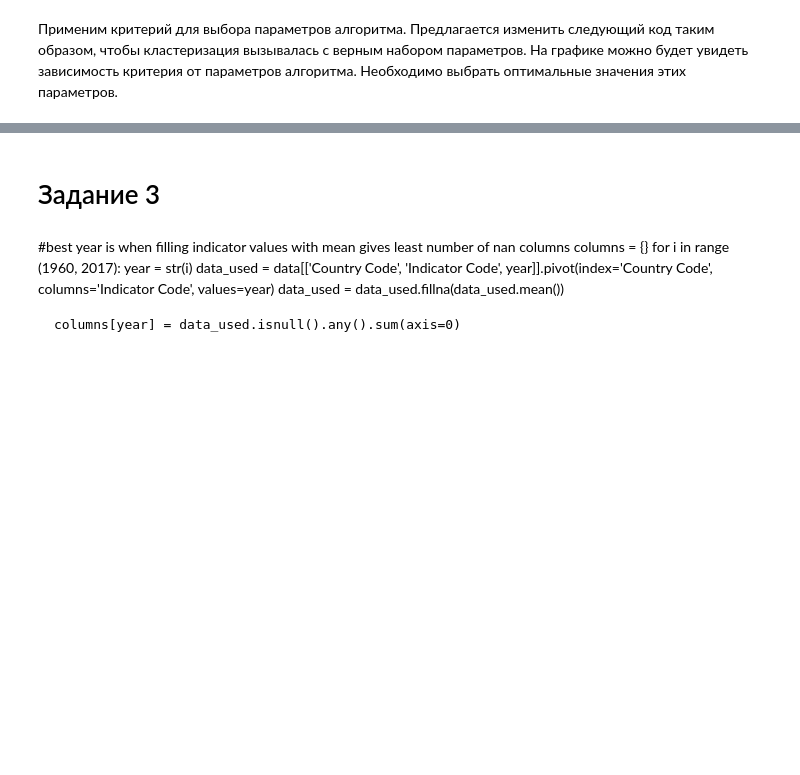
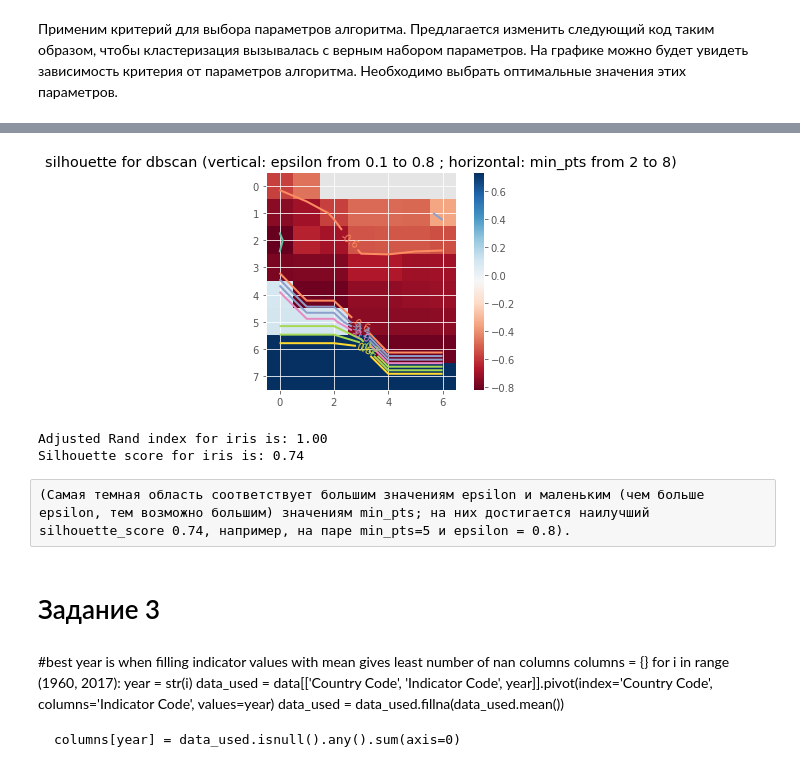
Before and after one commit to vengodelsur/technosphere, a Jupyter notebook: hw2-clusters.ipynb, the cells around one changed output, grey strips where cells are left out. Cells and saved outputs as stored; diff of their text form; code cells hidden in the pictures; blank space fills up the shorter version.

Commit message:
silhouette score graph

```diff
--- a/hw2-clusters.ipynb
+++ b/hw2-clusters.ipynb
@@ -328,20 +334,2 @@ quality (x_iris, pred_iris)
 # %% [markdown]
 Применим критерий для выбора параметров алгоритма. Предлагается изменить следующий код таким образом, чтобы кластеризация вызывалась с верным набором параметров. На графике можно будет увидеть зависимость критерия от параметров алгоритма. Необходимо выбрать оптимальные значения этих параметров.
-# %%
-x = x_iris
-ks = range(1, 21)
-criteria = np.zeros(len(ks))
-
-for i, k in enumerate(ks):
-    cls = Clustering(min_pts = i, epsilon = k)
-    y = cls.fit_predict(x)
-    print (i, k)
-    criteria[i] = quality(x,y)
-
-pl.figure(figsize=(8, 6))
-pl.plot(ks, criteria)
-pl.title("$J(k)$")
-pl.ylabel("Criteria $J$")
-pl.xlabel("Number of clusters $k$")
-pl.grid()
-pl.show()
@@ -367,3 +336,48 @@ Silhouette works with more than 2 labels
+# %%
+from numpy import exp,arange
+from pylab import meshgrid,cm,imshow,contour,clabel,colorbar,axis,title,show
+
+# the function that I'm going to plot
+def z_func(min_pts, epsilon):
+    cls = Clustering(min_pts = min_pts, epsilon = epsilon)
+    y = cls.fit_predict(x_iris)
+    silhouette = quality(x_iris,y)
+    if (silhouette != silhouette):
+        return 0
+    return silhouette
+
+
+x_values = arange(2, 9, 1)
+y_values = arange(0.1,0.9,0.1)
+
+#Z = z_func(X, Y) # evaluation of the function on the grid
+#print len (x_values)
+#print len(y_values)
+Z = np.zeros((len(y_values), len(x_values)))
+for x in range(len(x_values)):
+    for y in range(len(y_values)):
+        #print x
+        Z[y, x] = z_func(x_values[x], y_values[y])
+
+im = imshow(Z,cmap=cm.RdBu) # drawing the function
+# adding the Contour lines with labels
+cset = contour(Z,arange(-1,1.5,0.2),linewidths=2,cmap=cm.Set2)
+clabel(cset,inline=True,fmt='%1.1f',fontsize=10)
+colorbar(im) # adding the colobar on the right
+# latex fashion title
+title('silhouette for dbscan (vertical: epsilon from 0.1 to 0.8 ; horizontal: min_pts from 2 to 8)')
+show()
+# %% [output]
+[figure, added]
+# %%
+pred_iris = Clustering(min_pts = 5, epsilon = 0.8).fit_predict(x_iris)
+print "Adjusted Rand index for iris is: %.2f" % smt.adjusted_rand_score(y_iris, pred_iris)
+print "Silhouette score for iris is: %.2f" % quality(x_iris, pred_iris)
+# %% [output]
+Adjusted Rand index for iris is: 1.00
+Silhouette score for iris is: 0.74
+# %% [raw]
+(Самая темная область соответствует большим значениям epsilon и маленьким (чем больше epsilon, тем возможно большим) значениям min_pts; на них достигается наилучший silhouette_score 0.74, например, на паре min_pts=5 и epsilon = 0.8).
 # %% [markdown]
 # Задание 3
 # %%
```
Also changed, not shown: parts of 3 cells of this notebook.
